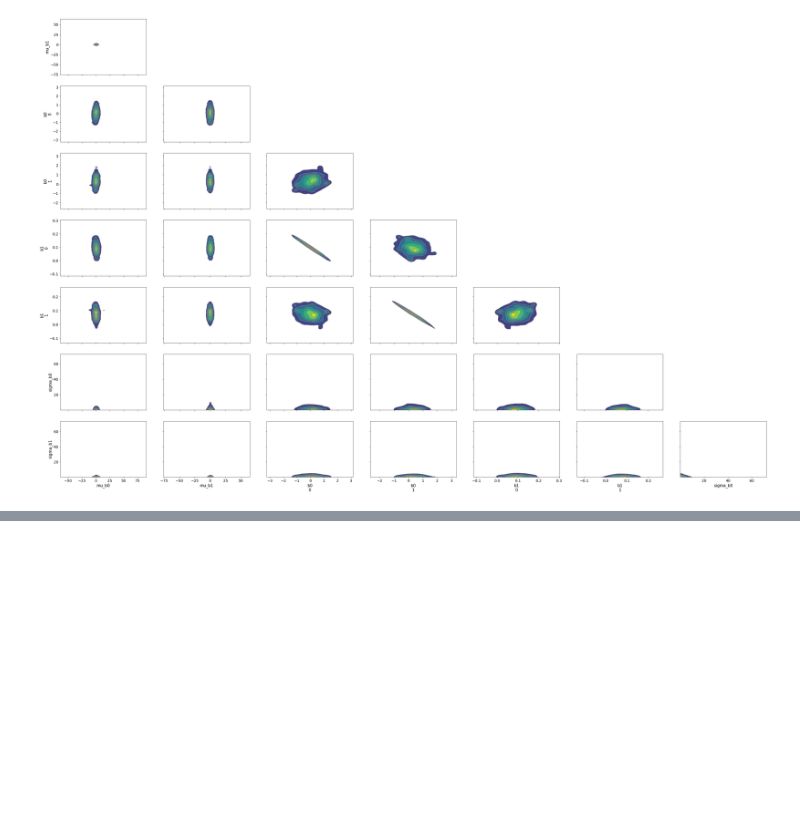
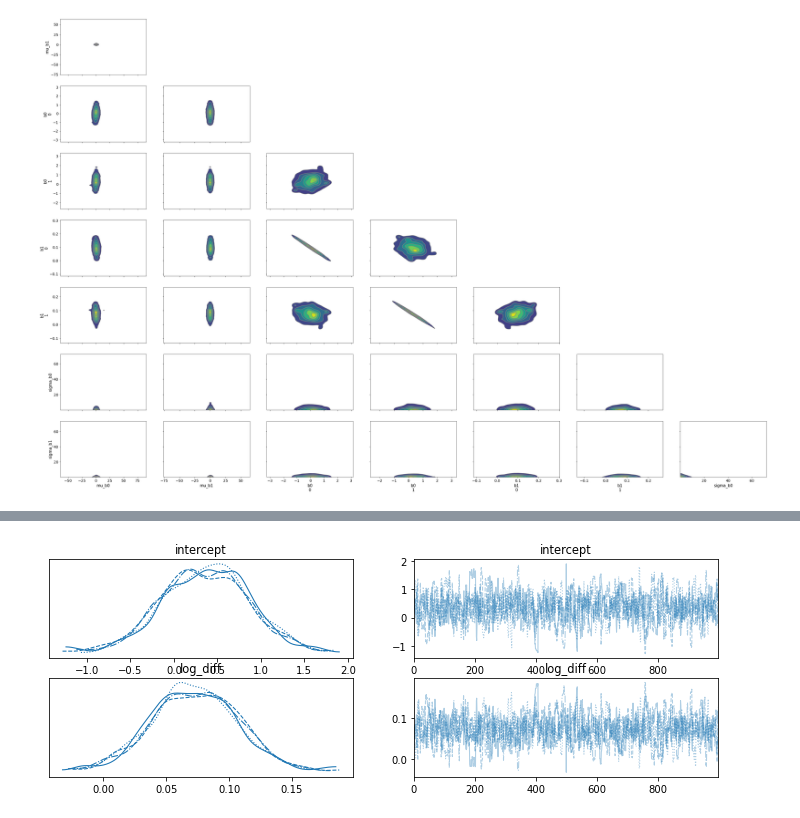
Before and after one commit to abogdan22/DS6040_Project, a Jupyter notebook: Modeling2.ipynb, the cells around one changed output, grey strips where cells are left out. Saved outputs shown, nothing was run; the diff lists cells and outputs as text; code cells hidden in the pictures; blank space fills up the shorter version.

```diff
--- a/Modeling2.ipynb
+++ b/Modeling2.ipynb
@@ -241,5 +316,3 @@ dtypes: float64(4), int64(1), object(3)
 memory usage: 3.0+ KB
 # %%
 df2 = df[['party', 'log_inv', 'log_rep']]
-# %%
-df2['party'] = df2['party'].astype('category')
@@ -251,0 +319,6 @@ See the caveats in the documentation: https://pandas.pydata.org/pandas-docs/stab
+# %%
+#you get a warning if you do the top line
+#df2['party'] = df2['party'].astype('category')
+
+#do this one instead
+df2 = df2.assign(party = df2.party.astype('category'))
@@ -409,0 +502,20 @@ array([[<AxesSubplot:ylabel='mu_b1'>, <AxesSubplot:>, <AxesSubplot:>,
+# %%
+#create model
+
+with pm.Model() as pois_log_diff:
+
+    #define priors
+    b0 = pm.Normal("intercept", mu = 0, sigma = 10)
+    b1 = pm.Normal("log_diff", mu = 0, sigma = 10)
+
+    #define logistic model
+    log_lambda = (b0 + b1*df['log_diff'].values)
+
+    #define poisson likelihood
+    y = pm.Poisson("y",
+                   mu = pm.math.exp(log_lambda),
+                   observed = df['log_inv'].values)
+# %%
+#sample model
+with pois_log_diff:
+    test = pm.sample(1000, init='adapt_diag', tune = 2000)
@@ -409,0 +532,5 @@ array([[<AxesSubplot:ylabel='mu_b1'>, <AxesSubplot:>, <AxesSubplot:>,
+# %%
+with pois_log_diff:
+    az.plot_trace(test)
+# %% [output]
+[figure, added]
```
Also changed, not shown: parts of 29 cells of this notebook.
